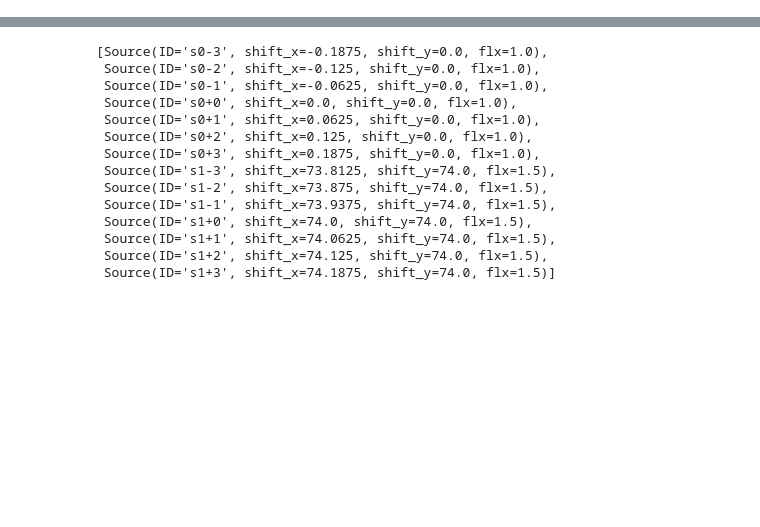
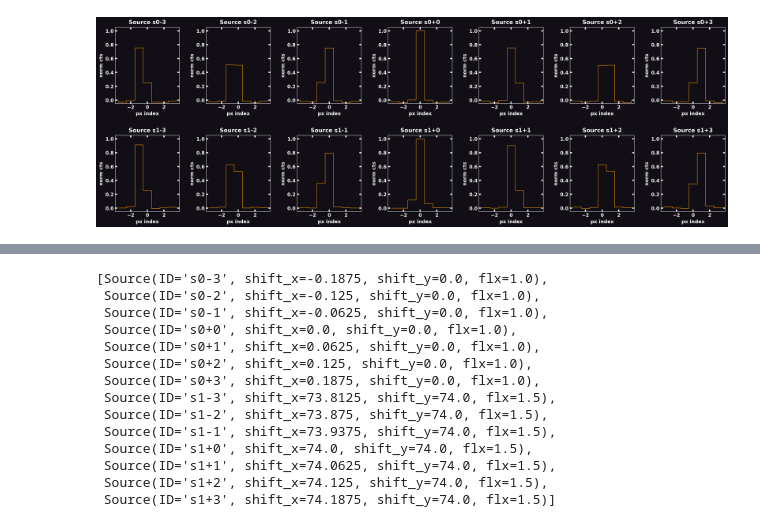
Before and after one commit to EdoardoGiancarli/LearningCodedMasks, a Jupyter notebook: CameraGeometry/demo_SPSF_phase_cat.ipynb, the cells around one changed output, grey strips where cells are left out. Saved outputs shown, nothing was run; the diff lists cells and outputs as text; code cells hidden in the pictures; blank space fills up the shorter version.

Commit message:
src phase: analysis completed

```diff
--- a/CameraGeometry/demo_SPSF_phase_cat.ipynb
+++ b/CameraGeometry/demo_SPSF_phase_cat.ipynb
@@ -0,0 +101,10 @@
+# %%
+wfm: CodedMaskCamera = codedmask(MASK_FITS, UPS_X, UPS_Y)
+sdlA = ds.get_data(
+    check_and_pick(DATA_FITS, f'{ID_CAMERA_A}/*{DATASET}*.fits'), E_min=E_min, E_max=E_max,
+)
+catA = ds.get_catalogue(check_and_pick(DATA_FITS, f'{ID_CAMERA_A}/*sources*.fits'))
+# %%
+remove_srcs = ['s0-3', 's0+3', 's1-3', 's1+3']
+remove_srcs = None
+src_ids, fine_slices = inspect_srcphase(wfm, sdlA, catA, crp=(40, UPS_X + 2), remove_srcs=remove_srcs)
@@ -0,0 +116,22 @@
+# %%
+def get_phase(x: NDArray) -> NDArray:
+    """Centers x-axis values around zero."""
+    return np.arange(len(x) + 1) - len(x) // 2 - 0.5
+
+_idx00, _idx10 = np.arange(len(fine_slices))[:: len(fine_slices) // 2] + len(fine_slices) // 4
+_up_to: int = len(fine_slices) // 2
+
+_s00max, _s10max = map(np.max, (fine_slices[_idx00], fine_slices[_idx10]))
+norm = np.array([_s00max] * (len(fine_slices) // 2) + [_s10max] * (len(fine_slices) // 2))
+get_dmap = lambda x, title: ds.map4plot(
+    x, title, style='stairs', x=get_phase(x), color='Orange', ylim=(-5e-2, 1 + 5e-2), ylabel='norm cts', xlabel='px index',
+)
+
+ds.plot(
+    dmaps=tuple(get_dmap(xslice, f'Source {srcID}') for srcID, xslice in zip(src_ids, fine_slices / norm[:, None])),
+    ncols=_up_to,
+    nrows=2,
+    size=3,
+)
+# %% [output]
+[figure, added]
```
Also changed, not shown: parts of 8 cells of this notebook.
